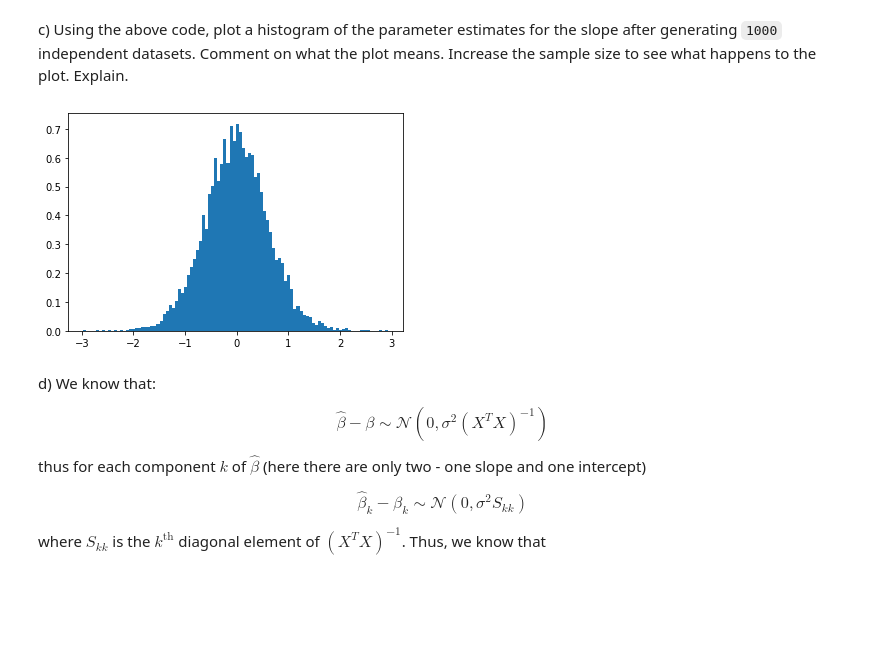
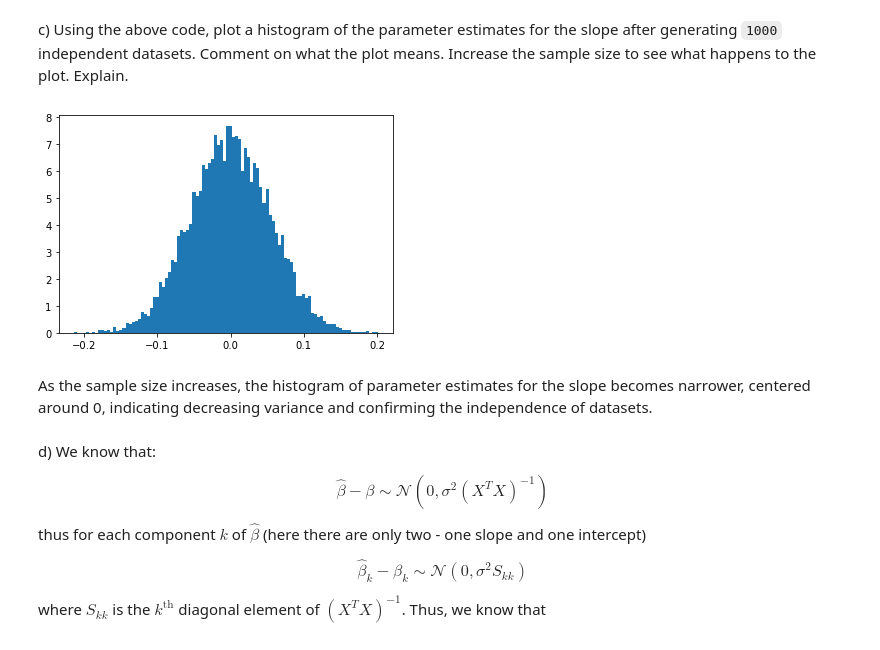
Before and after one commit to tnikas/Data-Science-Fundamentals, a Jupyter notebook: lecture_19/worksheet_19.ipynb, the cells around one changed output. Cells and saved outputs as stored; diff of their text form; code cells hidden in the pictures; blank space fills up the shorter version.

```diff
--- a/lecture_19/worksheet_19.ipynb
+++ b/lecture_19/worksheet_19.ipynb
@@ -103,22 +103,24 @@ plt.show()
 # %% [markdown]
 c) Using the above code, plot a histogram of the parameter estimates for the slope after generating `1000` independent datasets. Comment on what the plot means. Increase the sample size to see what happens to the plot. Explain.
 # %%
-SAMPLE_SIZE = 10
+SAMPLE_SIZE = 1000
 NUM_TRIALS = 10000
 beta_hist = []
 for _ in range(NUM_TRIALS):
     xlin = -1.0 + 2.0 * np.random.random(SAMPLE_SIZE)
     y = 0.0 * xlin + np.random.randn(SAMPLE_SIZE)
     intercept = np.ones(np.shape(xlin)[0])
     X = np.array([intercept, xlin]).T
     beta = np.linalg.inv(X.T @ X) @ X.T @ y
     beta_hist.append(beta[1])
 
 fig, ax = plt.subplots()
 ax.hist(beta_hist, bins=100, density=True)
 plt.show()
 # %% [output]
-[figure, old version]
+[figure, new version]
+# %% [markdown]
+As the sample size increases, the histogram of parameter estimates for the slope becomes narrower, centered around 0, indicating decreasing variance and confirming the independence of datasets.
 # %% [markdown]
 d) We know that:
 
```
Also changed, not shown: parts of 8 cells of this notebook.
